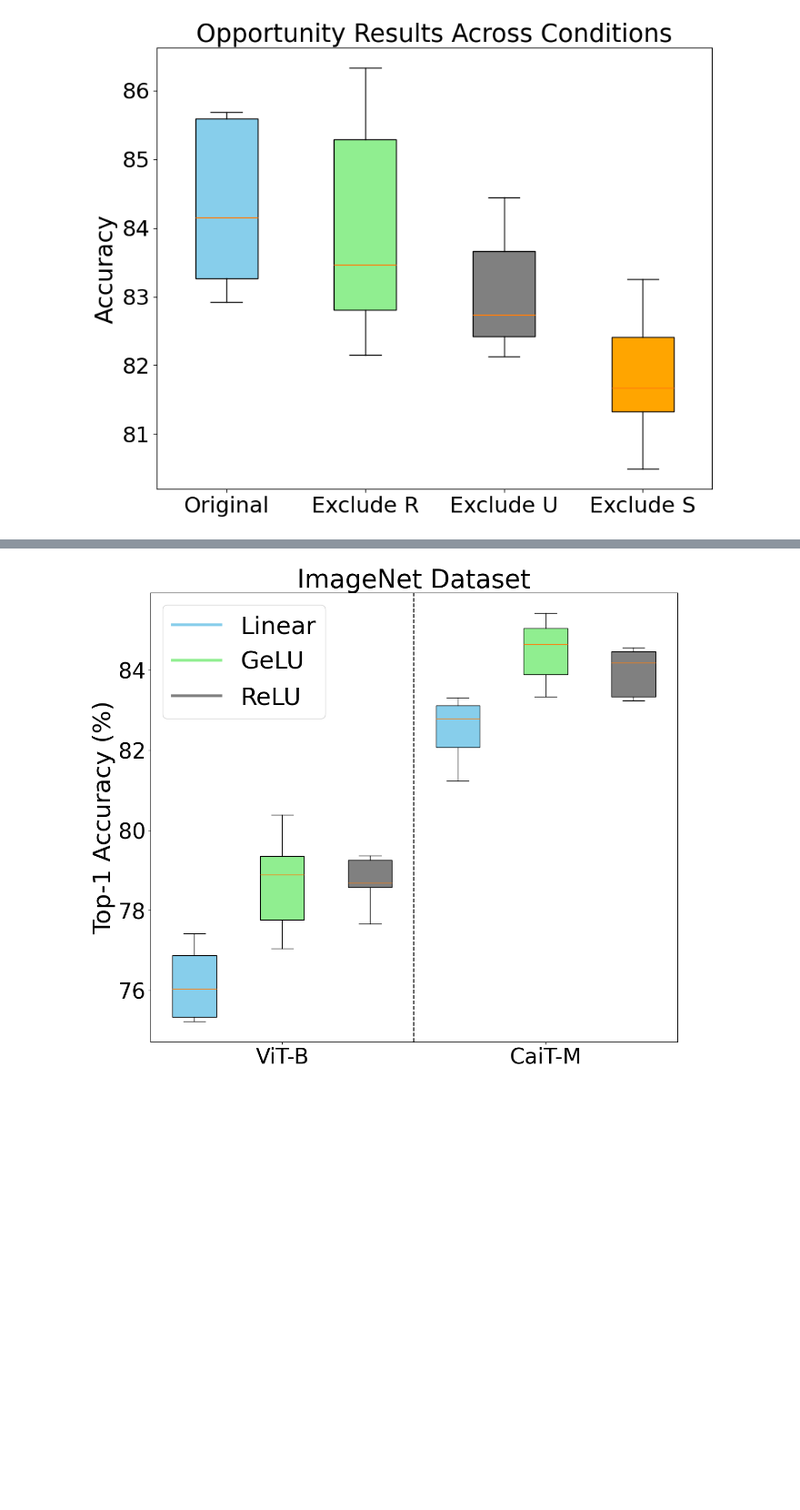
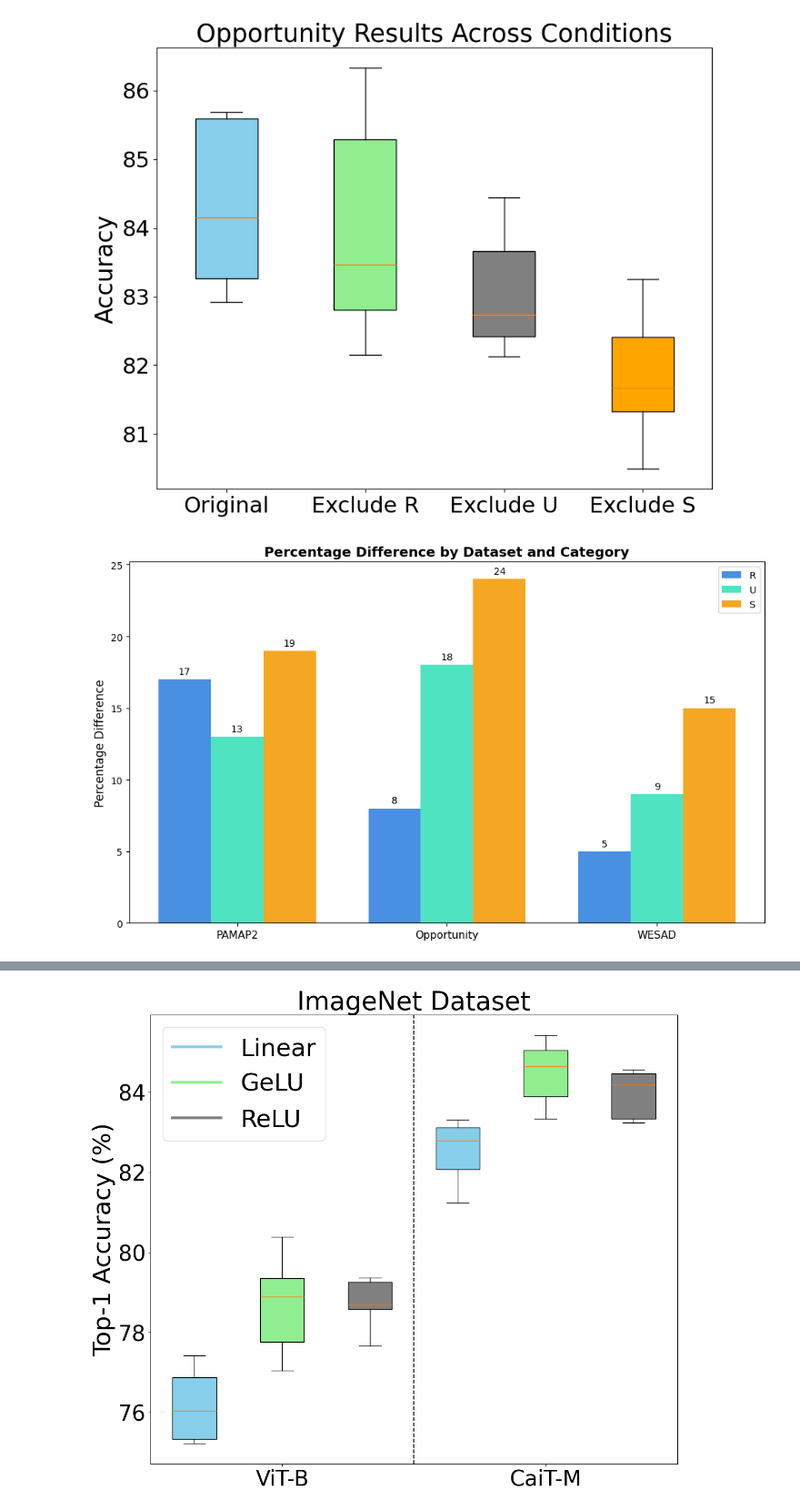
Before and after one commit to aaronhan223/dami, a Jupyter notebook: src/plots/analyze_mimiciv_rus.ipynb, the cells around one changed output, grey strips where cells are left out. Shown at 91% size. Drawn from its saved outputs; the diff is of its cells as text; code cells hidden in the pictures; blank space fills up the shorter version.

Commit message:
updated plot functions

```diff
--- a/src/plots/analyze_mimiciv_rus.ipynb
+++ b/src/plots/analyze_mimiciv_rus.ipynb
@@ -752,3 +752,48 @@ fig.savefig("./opportunity_results_across_conditions.pdf", format="pdf", bbox_in
 plt.show()
 # %% [output]
 [figure]
+# %%
+# Data extracted from the table
+labels = ['PAMAP2', 'Opportunity', 'WESAD']
+data = {
+    'R': [17, 8, 5],
+    'U': [13, 18, 9],
+    'S': [19, 24, 15]
+}
+
+# X-axis locations for the groups
+x = np.arange(len(labels))
+# Width of a bar
+width = 0.25
+
+# Create the plot and axes
+fig, ax = plt.subplots(figsize=(10, 6))
+
+# Create bars for each category (R, U, S)
+rects1 = ax.bar(x - width, data['R'], width, label='R', color='#4A90E2')
+rects2 = ax.bar(x, data['U'], width, label='U', color='#50E3C2')
+rects3 = ax.bar(x + width, data['S'], width, label='S', color='#F5A623')
+
+# Add some text for labels, title and axes ticks
+ax.set_ylabel('Percentage Difference', fontsize=12)
+ax.set_title('Percentage Difference by Dataset and Category', fontsize=14, fontweight='bold')
+ax.set_xticks(x)
+ax.set_xticklabels(labels, fontsize=11)
+ax.legend()
+
+# Add a subtle grid for better readability
+ax.yaxis.grid(False)
+ax.set_axisbelow(True) # Send grid lines to the back
+
+# Add labels on top of the bars
+ax.bar_label(rects1, padding=3)
+ax.bar_label(rects2, padding=3)
+ax.bar_label(rects3, padding=3)
+
+# Adjust layout to make sure everything fits without overlapping
+fig.tight_layout()
+
+# Display the plot
+plt.show()
+# %% [output]
+[figure, added]
```
Also changed, not shown: parts of 1 cell of this notebook.
